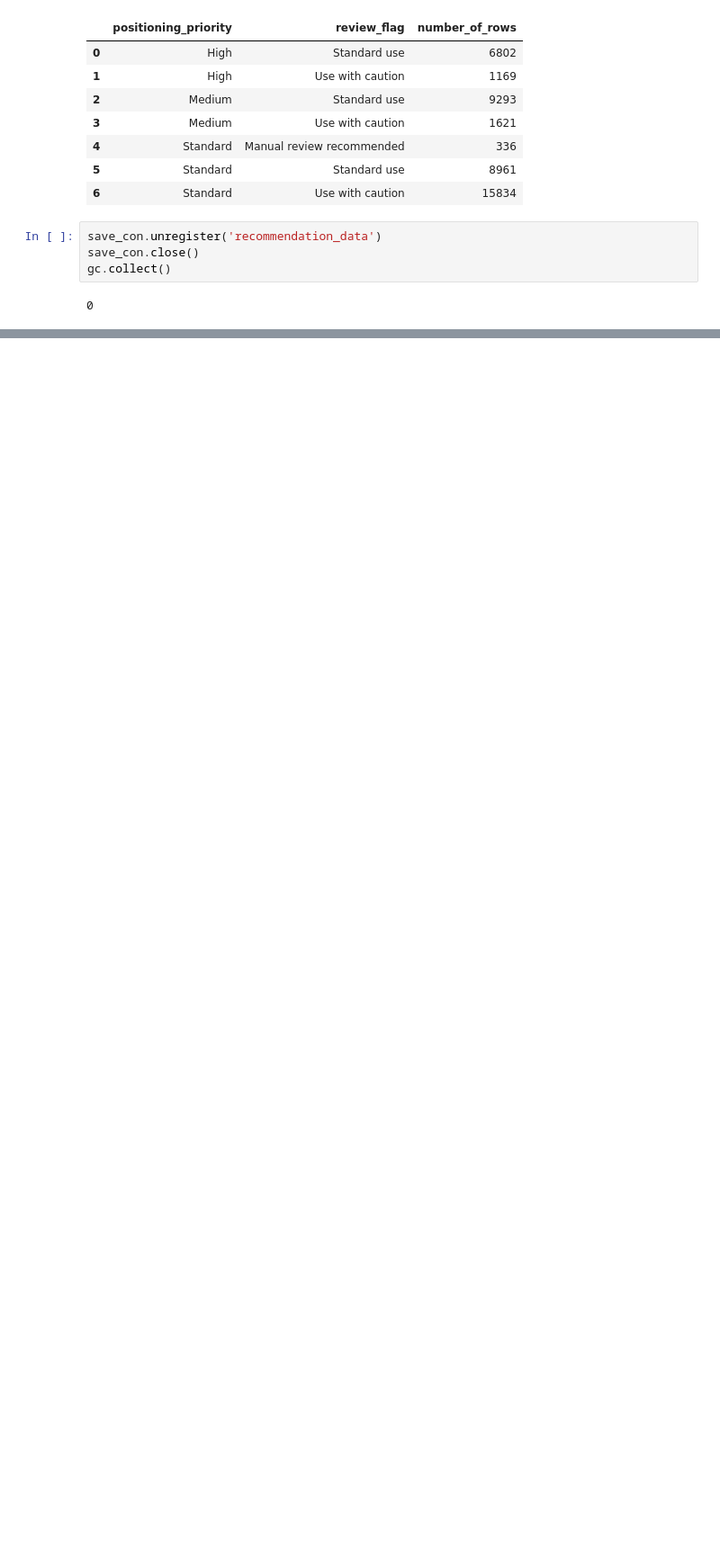
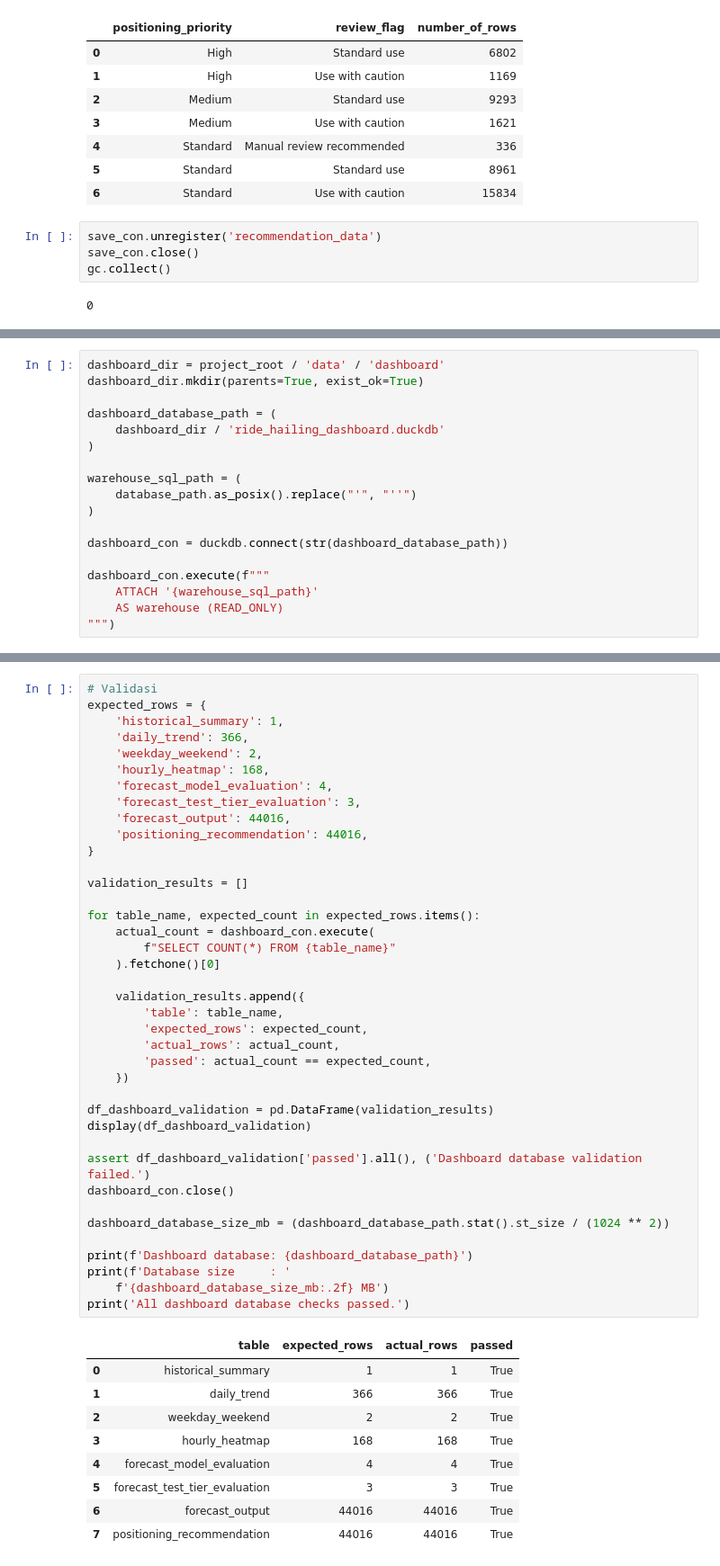
Before and after one commit to WendiOngki/ride-hailing-demand-fleet-allocation, a Jupyter notebook: notebooks/06_demand-based_fleet_positioning.ipynb, the cells around one changed output, grey strips where cells are left out. Shown at 90% size. Cells and saved outputs as stored; diff of their text form; blank space fills up the shorter version.

Commit message:
Use compact database for Streamlit dashboard

```diff
--- a/notebooks/06_demand-based_fleet_positioning.ipynb
+++ b/notebooks/06_demand-based_fleet_positioning.ipynb
@@ -943,0 +946,18 @@ gc.collect()
+# %%
+dashboard_dir = project_root / 'data' / 'dashboard'
+dashboard_dir.mkdir(parents=True, exist_ok=True)
+
+dashboard_database_path = (
+    dashboard_dir / 'ride_hailing_dashboard.duckdb'
+)
+
+warehouse_sql_path = (
+    database_path.as_posix().replace("'", "''")
+)
+
+dashboard_con = duckdb.connect(str(dashboard_database_path))
+
+dashboard_con.execute(f"""
+    ATTACH '{warehouse_sql_path}'
+    AS warehouse (READ_ONLY)
+""")
@@ -943,0 +1092,49 @@ gc.collect()
+# %%
+# Validasi
+expected_rows = {
+    'historical_summary': 1,
+    'daily_trend': 366,
+    'weekday_weekend': 2,
+    'hourly_heatmap': 168,
+    'forecast_model_evaluation': 4,
+    'forecast_test_tier_evaluation': 3,
+    'forecast_output': 44016,
+    'positioning_recommendation': 44016,
+}
+
+validation_results = []
+
+for table_name, expected_count in expected_rows.items():
+    actual_count = dashboard_con.execute(
+        f"SELECT COUNT(*) FROM {table_name}"
+    ).fetchone()[0]
+
+    validation_results.append({
+        'table': table_name,
+        'expected_rows': expected_count,
+        'actual_rows': actual_count,
+        'passed': actual_count == expected_count,
+    })
+
+df_dashboard_validation = pd.DataFrame(validation_results)
+display(df_dashboard_validation)
+
+assert df_dashboard_validation['passed'].all(), ('Dashboard database validation failed.')
+dashboard_con.close()
+
+dashboard_database_size_mb = (dashboard_database_path.stat().st_size / (1024 ** 2))
+
+print(f'Dashboard database: {dashboard_database_path}')
+print(f'Database size     : '
+    f'{dashboard_database_size_mb:.2f} MB')
+print('All dashboard database checks passed.')
+# %% [output]
+|  | table | expected_rows | actual_rows | passed |
+| 0 | historical_summary | 1 | 1 | True |
+| 1 | daily_trend | 366 | 366 | True |
+| 2 | weekday_weekend | 2 | 2 | True |
+| 3 | hourly_heatmap | 168 | 168 | True |
+| 4 | forecast_model_evaluation | 4 | 4 | True |
+| 5 | forecast_test_tier_evaluation | 3 | 3 | True |
+| 6 | forecast_output | 44016 | 44016 | True |
+| 7 | positioning_recommendation | 44016 | 44016 | True |
```
Also changed, not shown: parts of 11 cells of this notebook, 3 other files.
